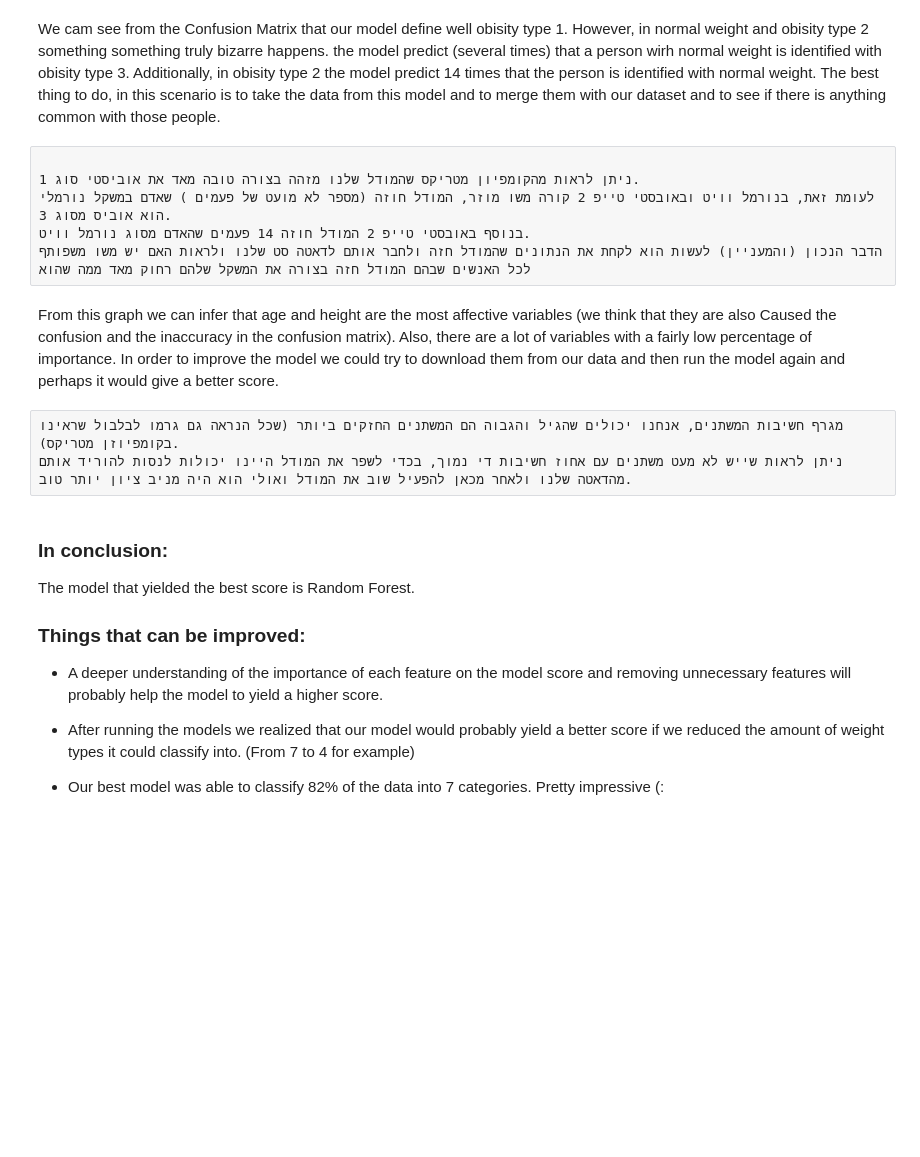
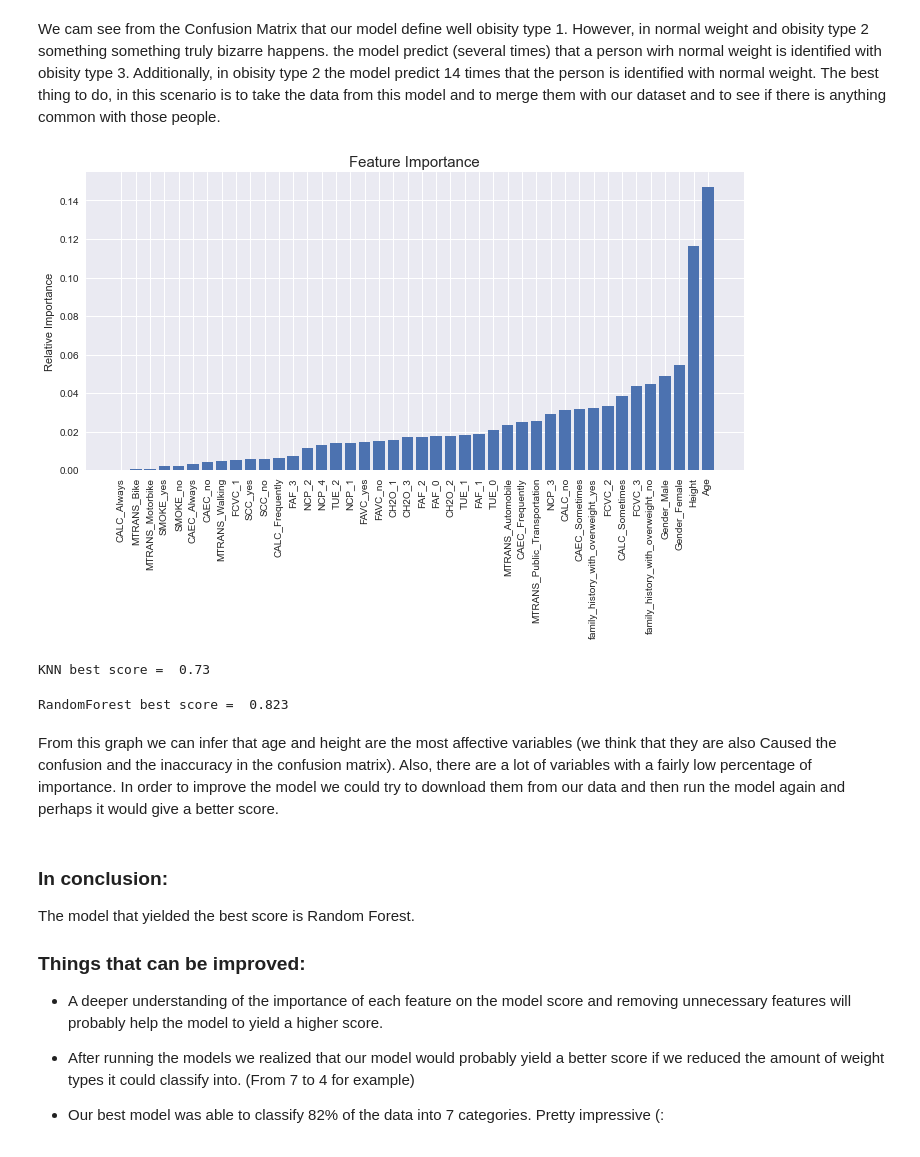
Before and after one commit to NoaAmichai/Obesity-Data-Science-Project, a Jupyter notebook: Obesity.ipynb, the cells around one changed output. Cells and saved outputs as stored; diff of their text form; code cells hidden in the pictures; blank space fills up the shorter version.

```diff
--- a/Obesity.ipynb
+++ b/Obesity.ipynb
@@ -435,28 +435,34 @@ We cam see from the Confusion Matrix that our model define well obisity type 1.
 However, in normal weight and obisity type 2 something something truly bizarre happens. the model predict (several times) that a person wirh normal weight is identified with obisity type 3.
 Additionally, in obisity type 2 the model predict 14 times that the person is identified with normal weight.
 The best thing to do, in this scenario is to take the data from this model and to merge them with our dataset and to see if there is anything common with those people.
-# %% [raw]
-
-ניתן לראות מהקומפיון מטריקס שהמודל שלנו מזהה בצורה טובה מאד את אוביסטי סוג 1.
-לעומת זאת, בנורמל וויט ובאובסטי טייפ 2 קורה משו מוזר, המודל חוזה (מספר לא מועט של פעמים ) שאדם במשקל נורמלי הוא אוביס מסוג 3.
-בנוסף באובסטי טייפ 2 המודל חוזה 14 פעמים שהאדם מסוג נורמל וויט.
-הדבר הנכון (והמעניין) לעשות הוא לקחת את הנתונים שהמודל חזה ולחבר אותם לדאטה סט שלנו ולראות האם יש משו משפותף לכל האנשים שבהם המודל חזה בצורה את המשקל שלהם רחוק מאד ממה שהוא
 # %%
-importances = best_RF.feature_importances_
+bestRF=random_RF.best_estimator_
+importances = bestRF.feature_importances_
 indices = np.argsort(importances)
 plt.figure(figsize=(10,7))
 plt.title('Feature Importance',fontsize=15)
 plt.bar(range(X_train_norm.shape[1]), importances[indices], align='center')
 plt.xticks(range(X_train_norm.shape[1]), X_train.columns[indices], rotation=90)
 plt.ylabel('Relative Importance')
 plt.tight_layout()
 plt.show()
+# %% [output]
+[figure, added]
+# %%
+random_KNN = KNeighborsClassifier(weights= 'distance', p= 2, n_neighbors= 12, metric= 'manhattan', algorithm = 'brute')
+random_KNN.fit(X_train_norm,y_train)
+print ("KNN best score = ",round(random_KNN.score(X_test_norm,y_test),3))
+# %% [output]
+KNN best score =  0.73
+# %%
+random_RF = RandomForestClassifier(random_state=42,n_estimators= 140, max_depth= None, criterion= 'entropy')
+random_RF.fit(X_train_norm,y_train)
+print ("RandomForest best score = ",round(random_RF.score(X_test_norm,y_test),3))
+# %% [output]
+RandomForest best score =  0.823
 # %% [markdown]
 From this graph we can infer that age and height are the most affective variables (we think that they are also Caused the confusion and the inaccuracy in the confusion matrix).
 Also, there are a lot of variables with a fairly low percentage of importance. In order to improve the model we could try to download them from our data and then run the model again and perhaps it would give a better score.
-# %% [raw]
-מגרף חשיבות המשתנים, אנחנו יכולים שהגיל והגבוה הם המשתנים החזקים ביותר (שכל הנראה גם גרמו לבלבול שראינו בקומפיוזן מטריקס).
-ניתן לראות שייש לא מעט משתנים עם אחוז חשיבות די נמוך, בכדי לשפר את המודל היינו יכולות לנסות להוריד אותם מהדאטה שלנו ולאחר מכאן להפעיל שוב את המודל ואולי הוא היה מניב ציון יותר טוב.
 # %% [markdown]
 ### In conclusion:
 The model that yielded the best score is Random Forest.
```
Also changed, not shown: parts of 8 cells of this notebook.
